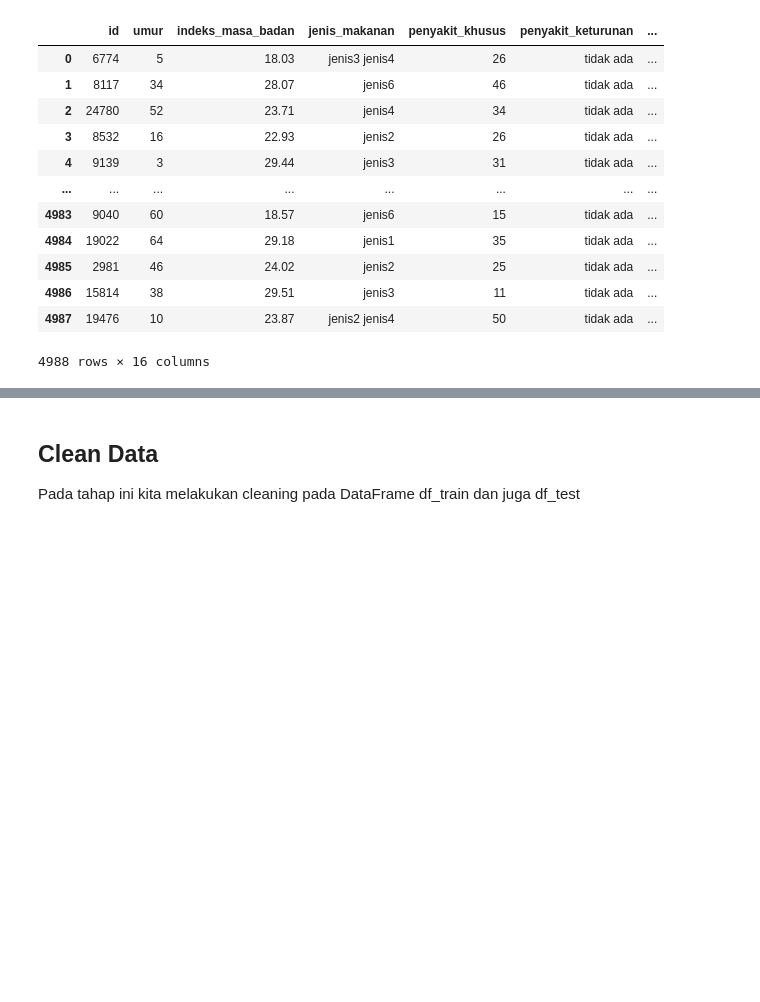
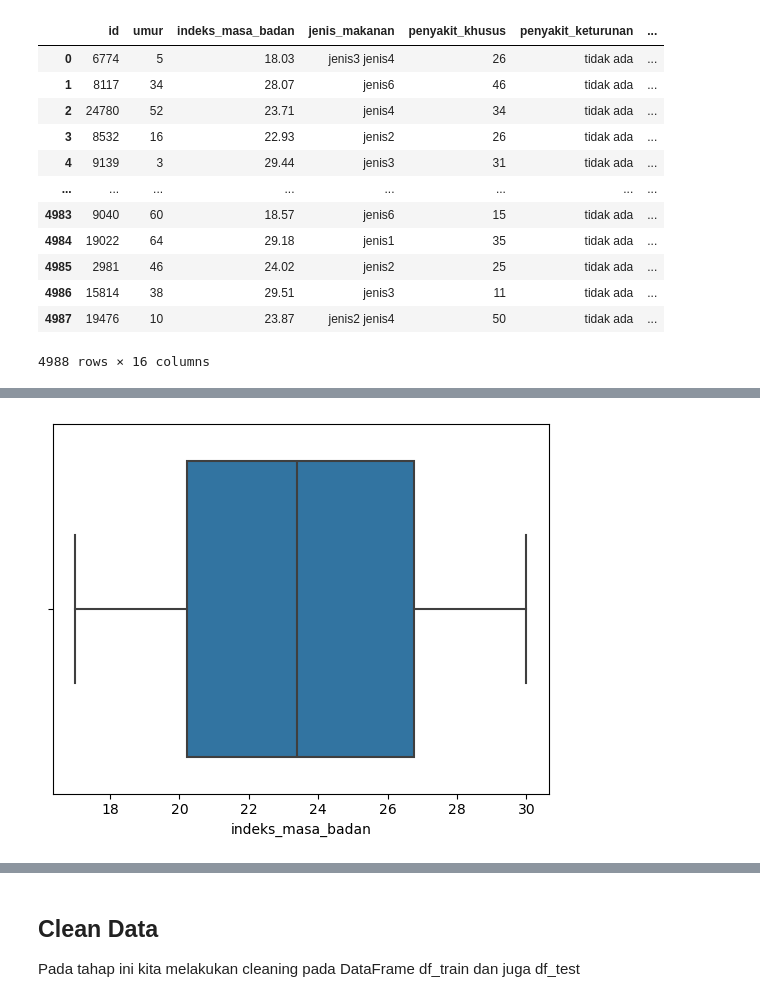
Before and after one commit to denisikiandani/KaggleCompetition-Wellness_Classifier, a Jupyter notebook: enimanyod.ipynb, the cells around one changed output, grey strips where cells are left out. Saved outputs shown, nothing was run; the diff lists cells and outputs as text; code cells hidden in the pictures; blank space fills up the shorter version.

```diff
--- a/enimanyod.ipynb
+++ b/enimanyod.ipynb
@@ -64,0 +373,5 @@ df_test
+# %%
+sns.boxplot(data=df_train, x='indeks_masa_badan')
+plt.show()
+# %% [output]
+[figure, added]
```
Also changed, not shown: parts of 79 cells of this notebook, 7 other files.
